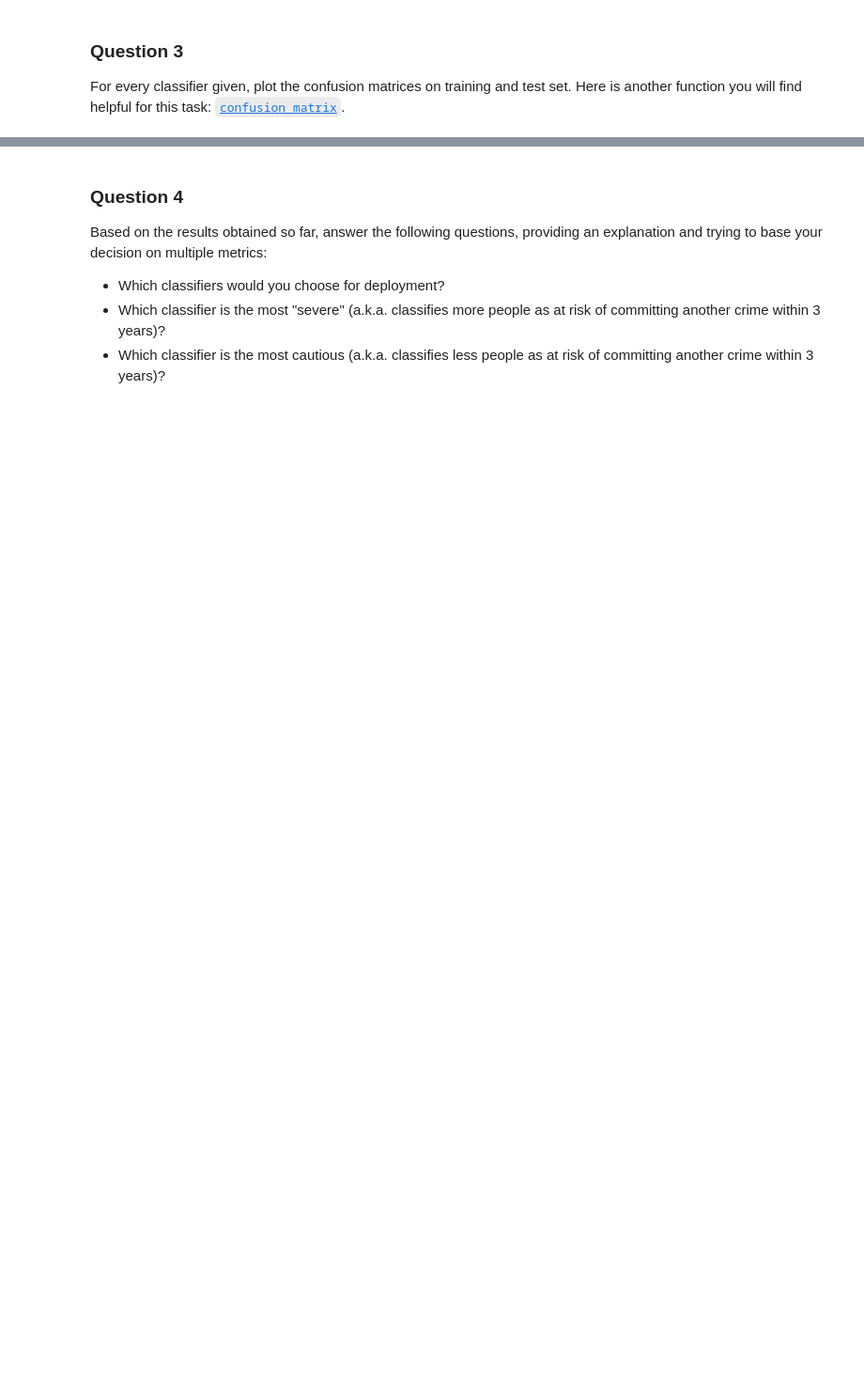
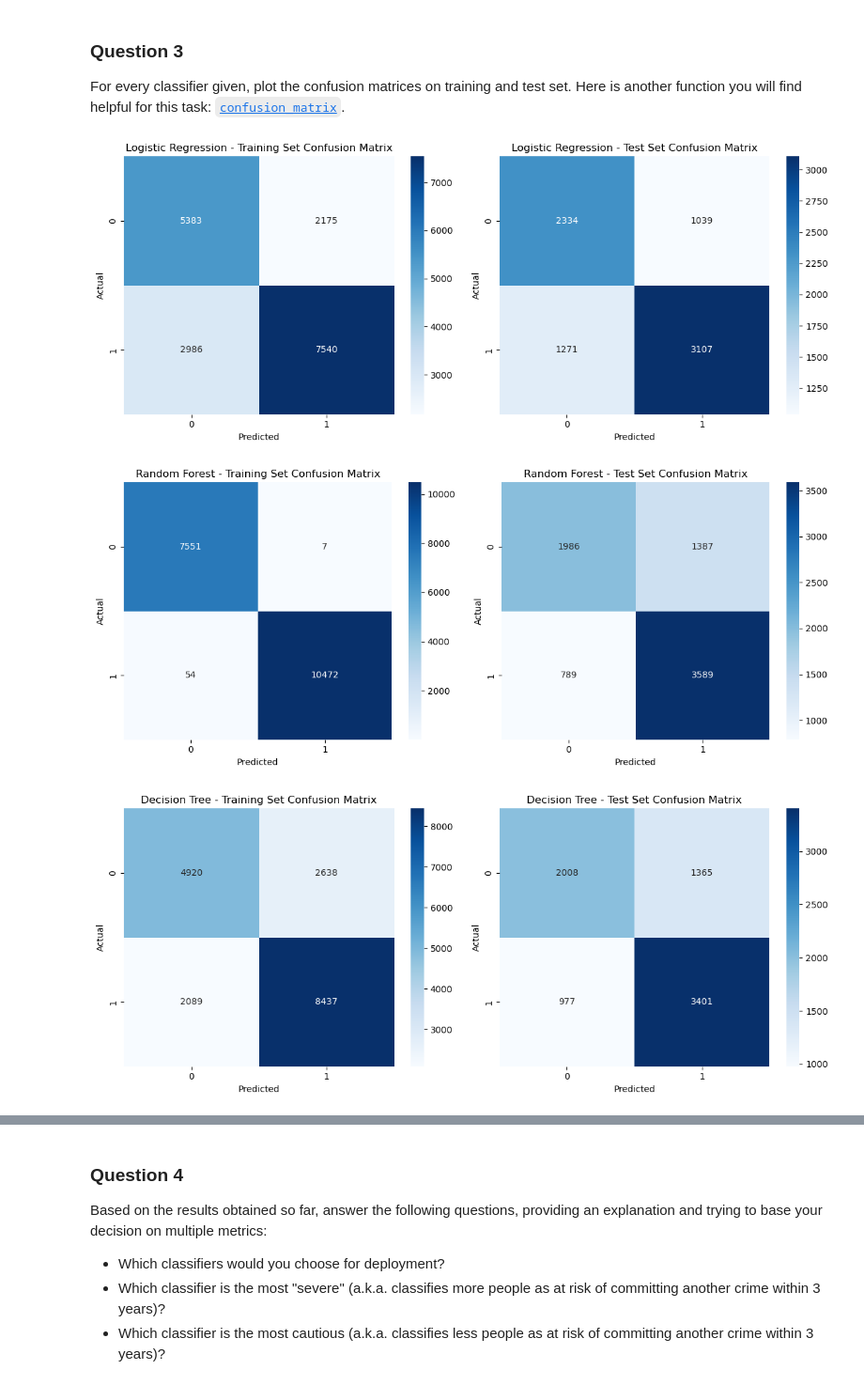
Before and after one commit to RaymondZhang20/DSCI430, a Jupyter notebook: a3/Module 3 assignment-1.ipynb, the cells around one changed output, grey strips where cells are left out. Shown at 94% size. Cells and saved outputs as stored; diff of their text form; code cells hidden in the pictures; blank space fills up the shorter version.

```diff
--- a/a3/Module 3 assignment-1.ipynb
+++ b/a3/Module 3 assignment-1.ipynb
@@ -165,4 +214,36 @@ For every classifier given, calculate and report accuracy, precision, recall, F1
 
 For every classifier given, plot the confusion matrices on training and test set. Here is another function you will find helpful for this task: [`confusion_matrix`](https://scikit-learn.org/stable/modules/generated/sklearn.metrics.confusion_matrix.html).
 # %%
-# Output confusion matrices here. You may add more cells if needed
+def plot_confusion_matrices(model, model_name, X_train, y_train, X_test, y_test):
+    y_train_pred = model.predict(X_train)
+    y_test_pred = model.predict(X_test)
+
+    cm_train = confusion_matrix(y_train, y_train_pred)
+    cm_test = confusion_matrix(y_test, y_test_pred)
+
+    fig, axes = plt.subplots(1, 2, figsize=(12, 5))
+
+    sns.heatmap(cm_train, annot=True, fmt='d', cmap='Blues', ax=axes[0])
+    axes[0].set_title(f'{model_name} - Training Set Confusion Matrix')
+    axes[0].set_xlabel('Predicted')
+    axes[0].set_ylabel('Actual')
+    sns.heatmap(cm_test, annot=True, fmt='d', cmap='Blues', ax=axes[1])
+    axes[1].set_title(f'{model_name} - Test Set Confusion Matrix')
+    axes[1].set_xlabel('Predicted')
+    axes[1].set_ylabel('Actual')
+
+    plt.tight_layout()
+    plt.show()
+# %%
+models = {
+    "Logistic Regression": logreg_model,
+    "Random Forest": rf_model,
+    "Decision Tree": tree_model,
+    "XGBoost": xgboost_model
+}
+for model_name, model in models.items():
+    plot_confusion_matrices(model, model_name, X_train, y_train, X_test, y_test)
+# %% [output]
+[figure, added]
+[figure, added]
+[figure, added]
```
Also changed, not shown: parts of 10 cells of this notebook.
